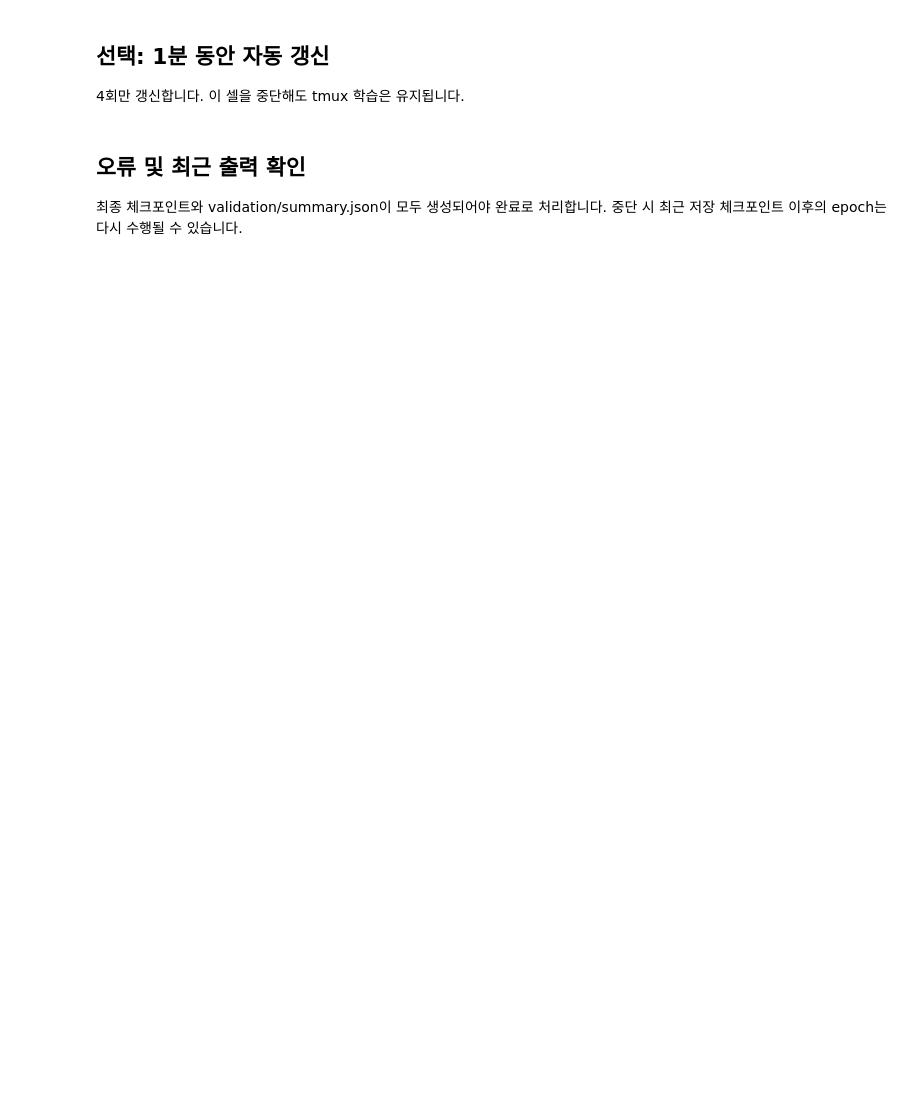
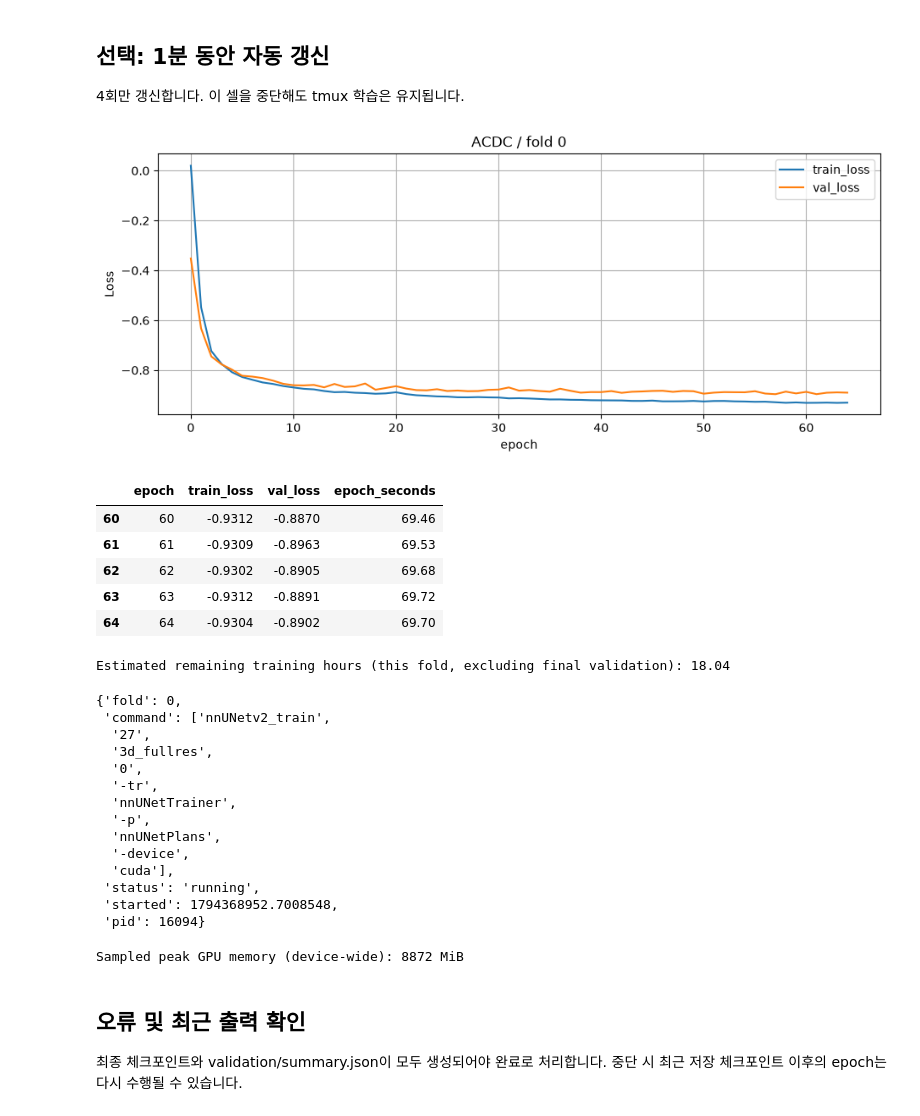
Before and after one commit to johnjal/nnUNet, a Jupyter notebook: experiments/acdc/notebooks/02_train_monitor.ipynb, the cells around one changed output. Saved outputs shown, nothing was run; the diff lists cells and outputs as text; code cells hidden in the pictures; blank space fills up the shorter version.

```diff
--- a/experiments/acdc/notebooks/02_train_monitor.ipynb
+++ b/experiments/acdc/notebooks/02_train_monitor.ipynb
@@ -90,14 +123,38 @@ losses = show_progress(FOLD)
 ## 선택: 1분 동안 자동 갱신
 4회만 갱신합니다. 이 셀을 중단해도 tmux 학습은 유지됩니다.
 # %%
-AUTO_REFRESH = False
+AUTO_REFRESH = True
 if AUTO_REFRESH:
     import time
     from IPython.display import clear_output
     for _ in range(4):
         clear_output(wait=True)
         show_progress(FOLD)
         time.sleep(15)
+# %% [output]
+[figure, added]
+|  | epoch | train_loss | val_loss | epoch_seconds |
+| 60 | 60 | -0.9312 | -0.8870 | 69.46 |
+| 61 | 61 | -0.9309 | -0.8963 | 69.53 |
+| 62 | 62 | -0.9302 | -0.8905 | 69.68 |
+| 63 | 63 | -0.9312 | -0.8891 | 69.72 |
+| 64 | 64 | -0.9304 | -0.8902 | 69.70 |
+Estimated remaining training hours (this fold, excluding final validation): 18.04
+{'fold': 0,
+ 'command': ['nnUNetv2_train',
+  '27',
+  '3d_fullres',
+  '0',
+  '-tr',
+  'nnUNetTrainer',
+  '-p',
+  'nnUNetPlans',
+  '-device',
+  'cuda'],
+ 'status': 'running',
+ 'started': 1794368952.7008548,
+ 'pid': 16094}
+Sampled peak GPU memory (device-wide): 8872 MiB
 # %% [markdown]
 ## 오류 및 최근 출력 확인
 최종 체크포인트와 validation/summary.json이 모두 생성되어야 완료로 처리합니다. 중단 시 최근 저장 체크포인트 이후의 epoch는 다시 수행될 수 있습니다.
```
Also changed, not shown: parts of 4 cells of this notebook, 51 other files.
